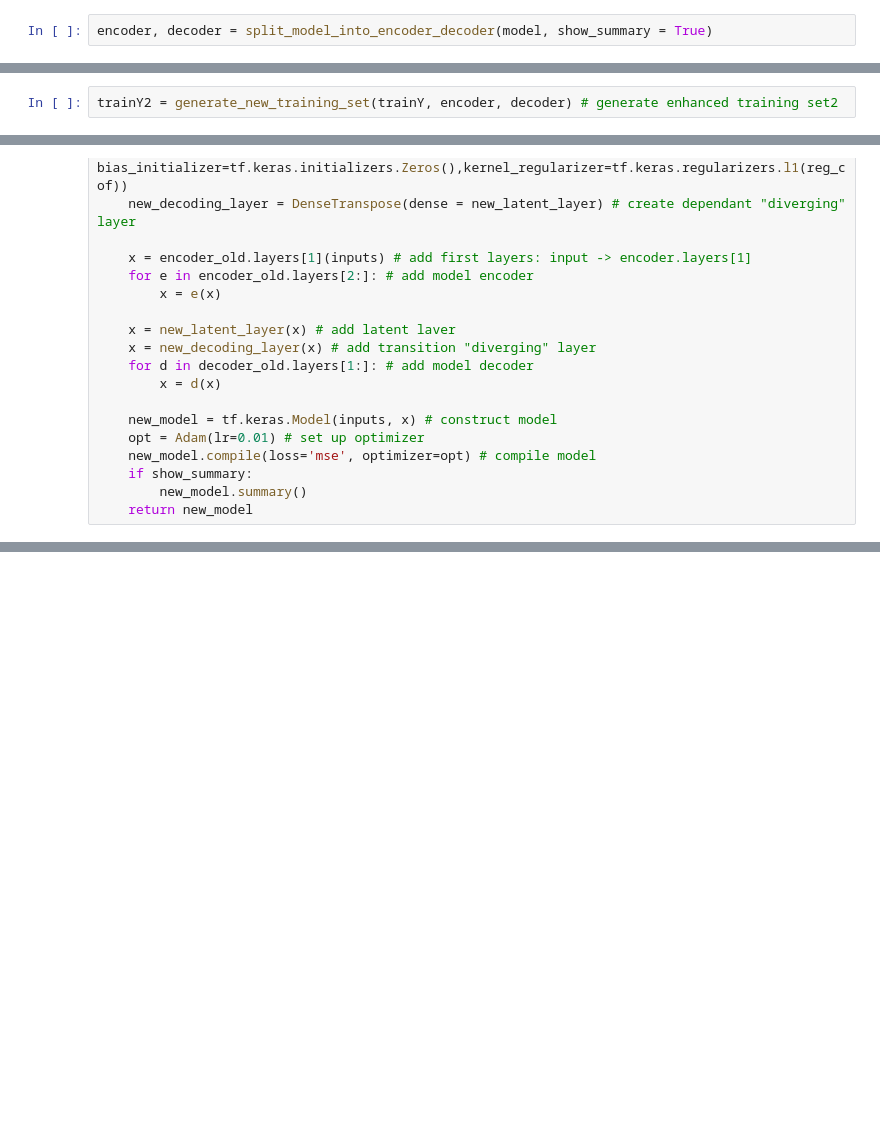
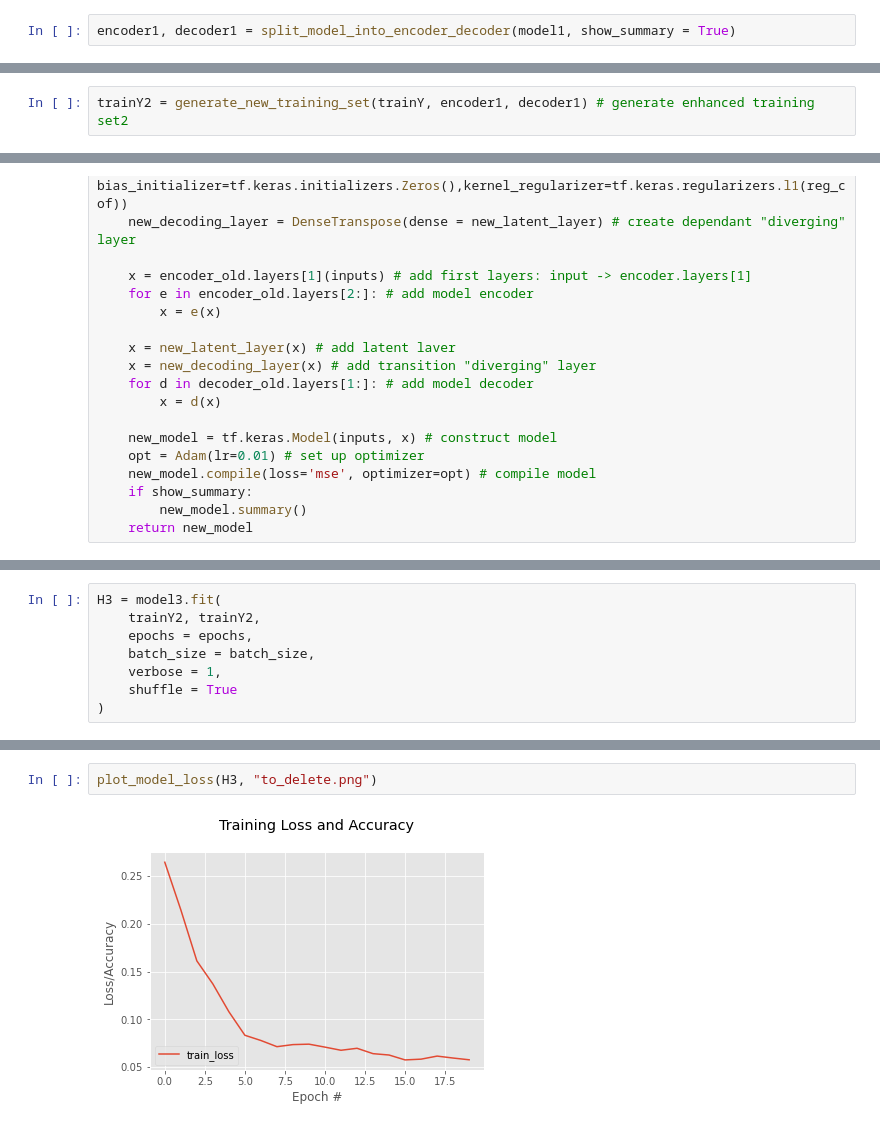
Before and after one commit to FilipKubackiSoton/DeepOptimization, a Jupyter notebook: progres2.ipynb, the cells around one changed output, grey strips where cells are left out. Saved outputs shown, nothing was run; the diff lists cells and outputs as text; blank space fills up the shorter version.

```diff
--- a/progres2.ipynb
+++ b/progres2.ipynb
@@ -119,6 +161,6 @@ def split_model_into_encoder_decoder(model, show_summary = False):
         decoder_.summary()
     return encoder_, decoder_
 # %%
-encoder, decoder = split_model_into_encoder_decoder(model, show_summary = True)
+encoder1, decoder1 = split_model_into_encoder_decoder(model1, show_summary = True)
 # %% [output]
 ---------------------------- ENCODER ----------------------------
@@ -184,4 +226,4 @@ def generate_new_training_set(initial_training_set, encoder, decoder):
         new_trainig_set.append(transfer_sample_latent_flip(array, encoder, decoder))
     return np.asarray(new_trainig_set, dtype = np.float32)
 # %%
-trainY2 = generate_new_training_set(trainY, encoder, decoder) # generate enhanced training set2
+trainY2 = generate_new_training_set(trainY, encoder1, decoder1) # generate enhanced training set2
@@ -463,0 +435,8 @@ array([[1., 1., 1., 1., 1., 1., 1., 1., 1., 1., 1., 1., 1., 1., 1., 1.,
+# %%
+H3 = model3.fit(
+    trainY2, trainY2,
+    epochs = epochs,
+    batch_size = batch_size,
+    verbose = 1,
+    shuffle = True
+)
@@ -463,0 +461,4 @@ array([[1., 1., 1., 1., 1., 1., 1., 1., 1., 1., 1., 1., 1., 1., 1., 1.,
+# %%
+plot_model_loss(H3, "to_delete.png")
+# %% [output]
+[figure, added]
```
Also changed, not shown: parts of 18 cells of this notebook.
